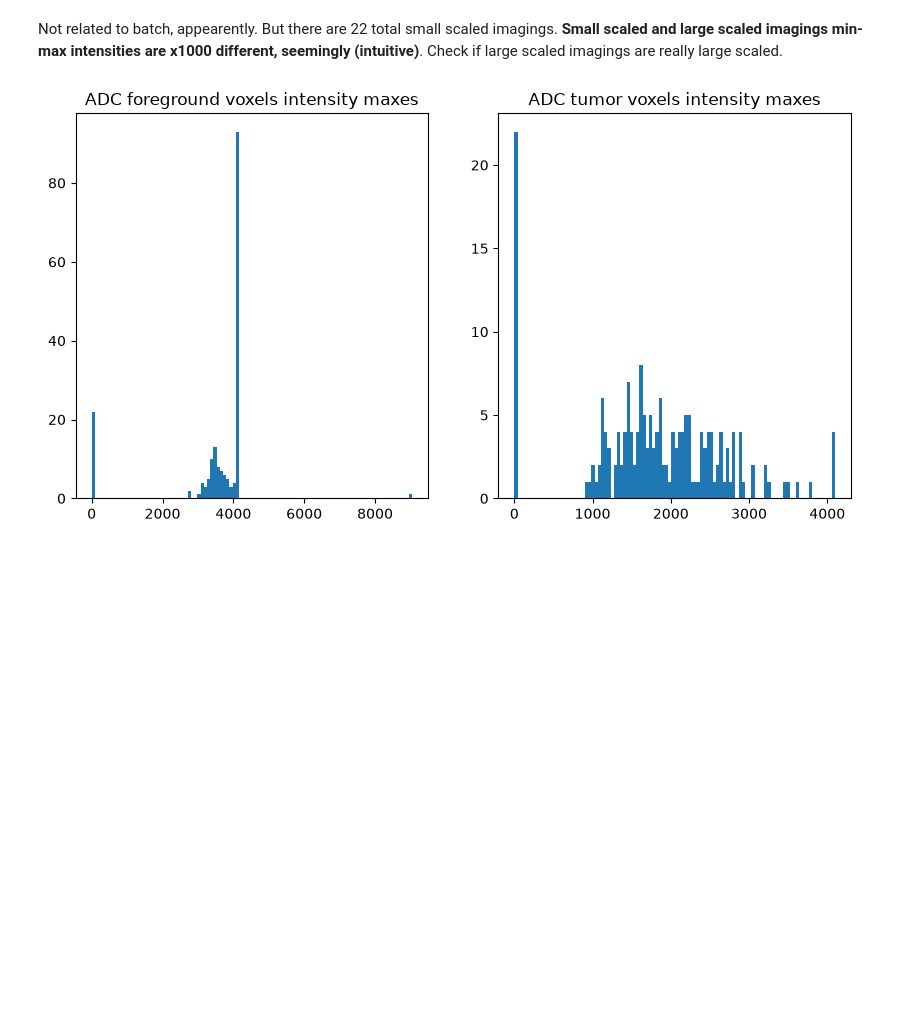
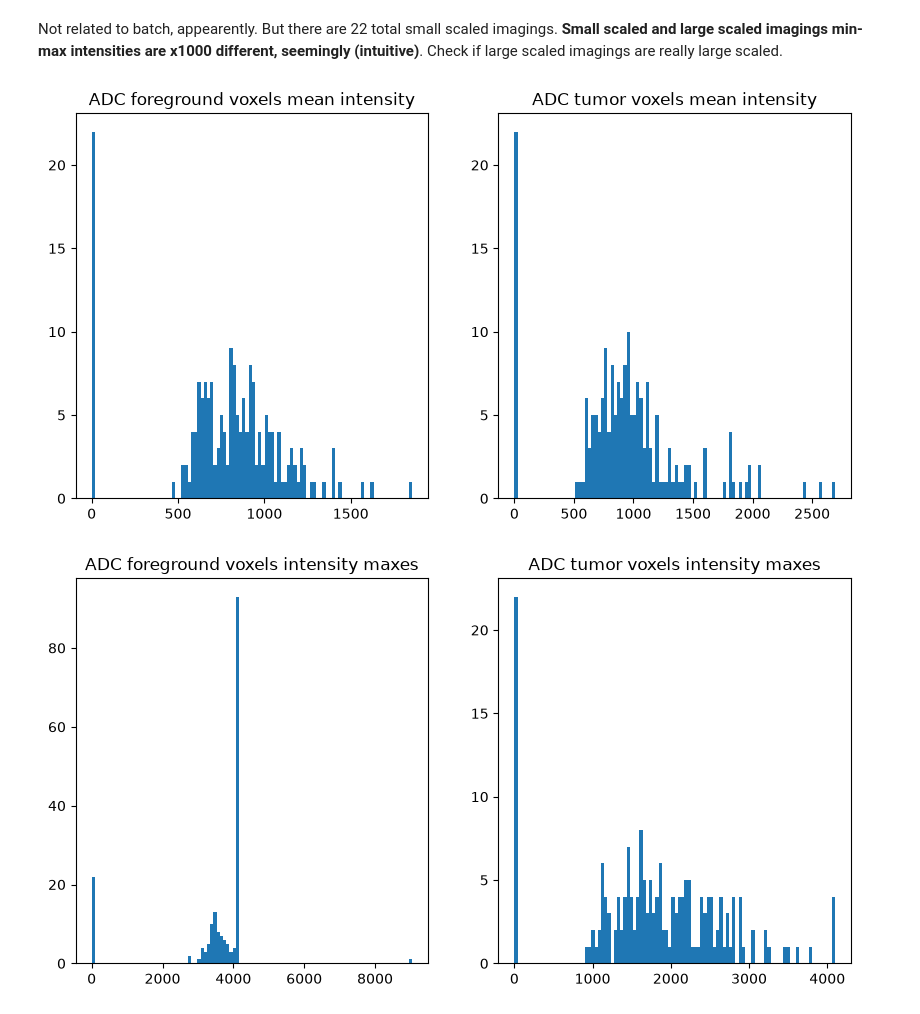
Before and after one commit to muhammetFurkanUnal/mebar-radiology, a Jupyter notebook: exploration/intensity.ipynb, the cells around one changed output. Drawn from its saved outputs; the diff is of its cells as text; code cells hidden in the pictures; blank space fills up the shorter version.

Commit message:
eda for intensity, part 1; finalize eda; write eda report

```diff
--- a/exploration/intensity.ipynb
+++ b/exploration/intensity.ipynb
@@ -164,6 +173,16 @@ pd.crosstab(
 | All | 165 | 22 | 187 |
 # %% [markdown]
 Not related to batch, appearently. But there are 22 total small scaled imagings. **Small scaled and large scaled imagings min-max intensities are x1000 different, seemingly (intuitive)**. Check if large scaled imagings are really large scaled.
+# %%
+fig, axes = plt.subplots(1, 2, figsize=(10,5))
+axes[0].hist(adc_results["foreground_mean"], bins=100)
+axes[0].set_title("ADC foreground voxels mean intensity")
+
+axes[1].hist(adc_results["tumor_mean"], bins=100)
+axes[1].set_title("ADC tumor voxels mean intensity")
+fig.show()
+# %% [output]
+[figure, added]
 # %%
 fig, axes = plt.subplots(1, 2, figsize=(10,5))
 axes[0].hist(adc_results["foreground_max"], bins=100)
```
Also changed, not shown: parts of 41 cells of this notebook, 19 other files.
